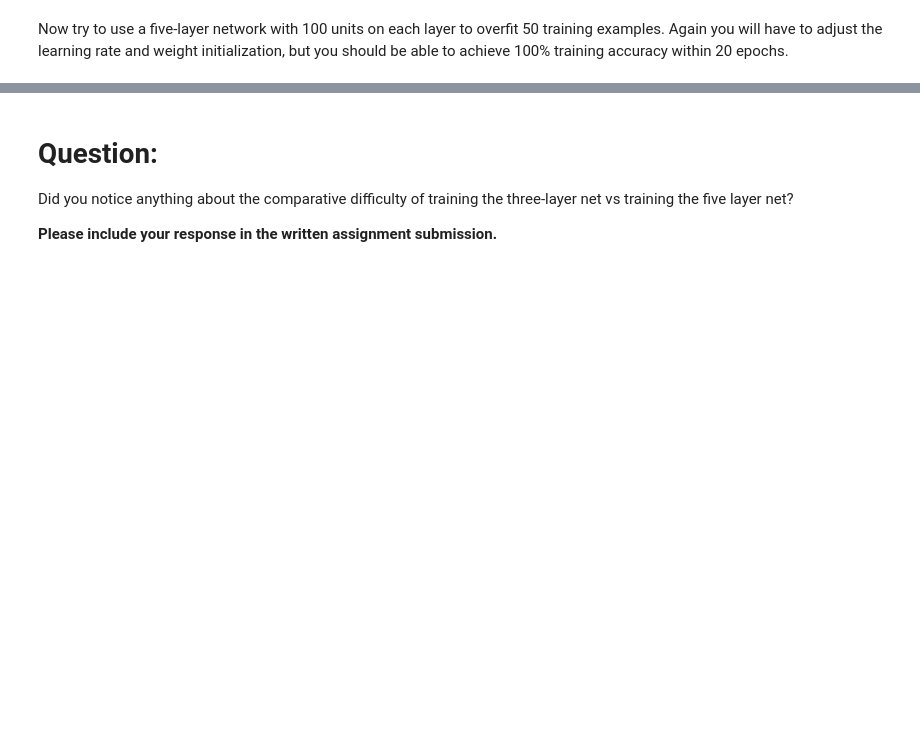
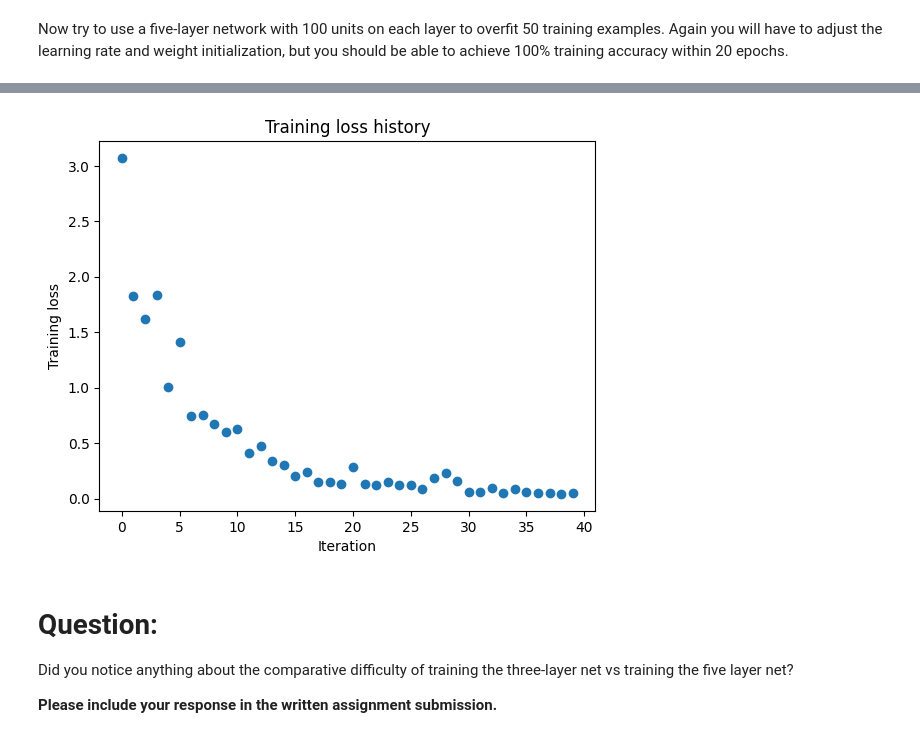
Before and after one commit to Starshooter11/cs182fa26, a Jupyter notebook: hw00/code/networks.ipynb, the cells around one changed output, grey strips where cells are left out. Saved outputs shown, nothing was run; the diff lists cells and outputs as text; code cells hidden in the pictures; blank space fills up the shorter version.

```diff
--- a/hw00/code/networks.ipynb
+++ b/hw00/code/networks.ipynb
@@ -568,6 +617,10 @@ small_data = {
 ############################################################################
 # TODO: Tune these parameters to get 100% train accuracy within 20 epochs. #
 ############################################################################
+
+weight_scale = 5e-2
+learing_rate = 5e-2
+
 ############################################################################
 #                             END OF YOUR CODE                             #
 ############################################################################
@@ -588,3 +641,4 @@ plt.title('Training loss history')
 plt.xlabel('Iteration')
 plt.ylabel('Training loss')
 plt.show()
+# %% [output]
@@ -591,3 +662,4 @@ plt.show()
+[figure, added]
 # %% [markdown]
 # Question:
 Did you notice anything about the comparative difficulty of training the three-layer net vs training the five layer net?
```
Also changed, not shown: parts of 11 cells of this notebook.
